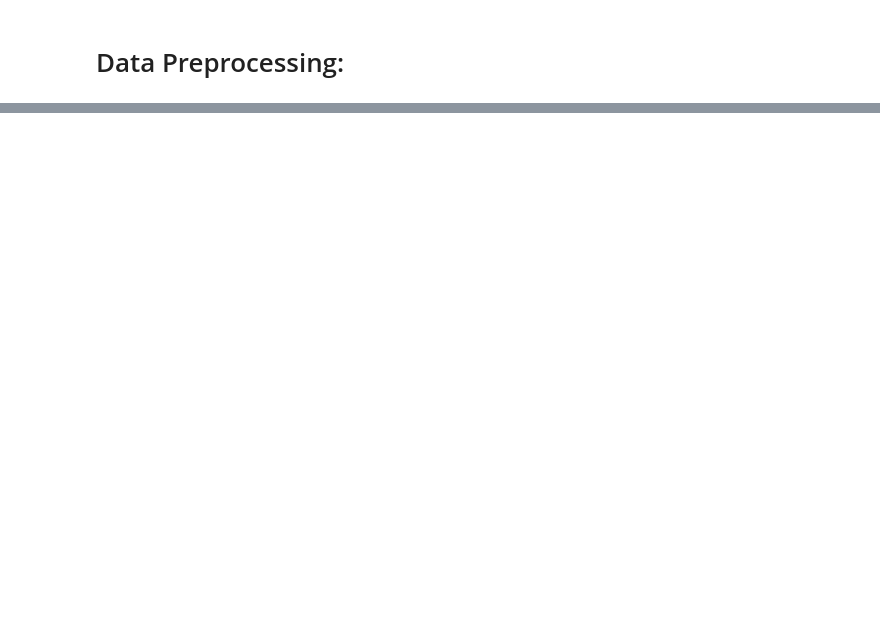
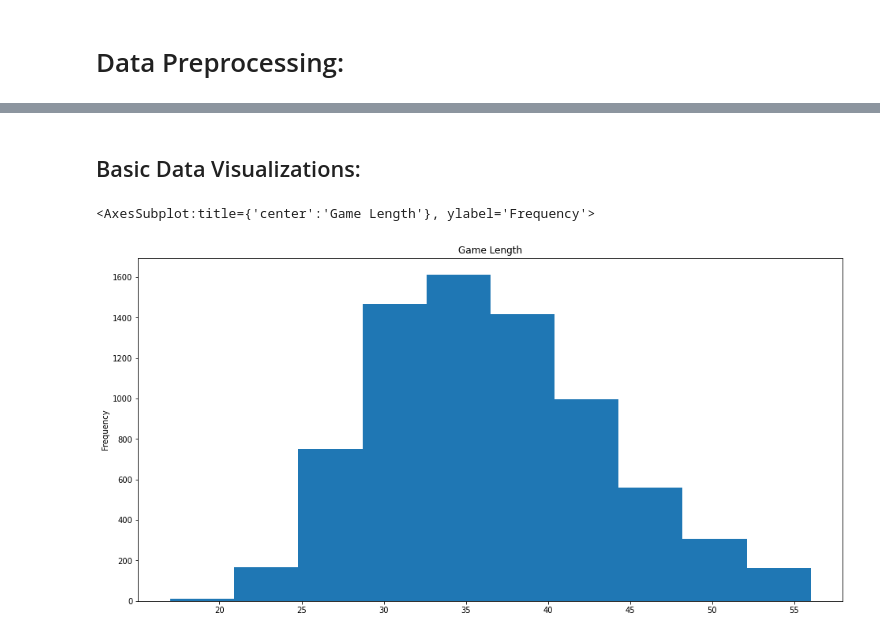
Before and after one commit to MoistRock1743/E-Sports-Data-Mining, a Jupyter notebook: Project.ipynb, the cells around one changed output, grey strips where cells are left out. Cells and saved outputs as stored; diff of their text form; code cells hidden in the pictures; blank space fills up the shorter version.

```diff
--- a/Project.ipynb
+++ b/Project.ipynb
@@ -214,0 +95,4 @@ print(df[['Address', 'bKills', 'rKills']])
+# %%
+# Reads the kills dataset and displays its head.
+kills_df = pd.read_csv("kills.csv")
+kills_df.head()
@@ -214,0 +106,3 @@ print(df[['Address', 'bKills', 'rKills']])
+# %%
+kills = kills_df.groupby(["Address", "Team"]).size().reset_index(name = "Kills")
+kills.head()
@@ -214,0 +123,6 @@ print(df[['Address', 'bKills', 'rKills']])
+# %%
+for row in bKills.index:
+    addr = bKills.loc[row, 'Address']
+    primary_df.loc[(primary_df['Address'] == addr), 'bKills'] = bKills.loc[row, 'Kills']
+
+print(primary_df[['Address', 'bKills']])
@@ -214,0 +144,6 @@ print(df[['Address', 'bKills', 'rKills']])
+# %%
+for row in rKills.index:
+    addr = rKills.loc[row, 'Address']
+    primary_df.loc[(primary_df['Address'] == addr), 'rKills'] = rKills.loc[row, 'Kills']
+
+print(primary_df[['Address', 'bKills', 'rKills']])
@@ -214,0 +307,10 @@ print(df[['Address', 'bKills', 'rKills']])
+# %% [markdown]
+## Basic Data Visualizations:
+# %%
+# Displays the cleaned values of game-length as a histogram.
+plt.figure('gamelength', figsize=(16,8))
+plt.title('Game Length')
+primary_df['gamelength'].plot(kind='hist')
+# %% [output]
+<AxesSubplot:title={'center':'Game Length'}, ylabel='Frequency'>
+[figure, added]
```
Also changed, not shown: parts of 51 cells of this notebook.
